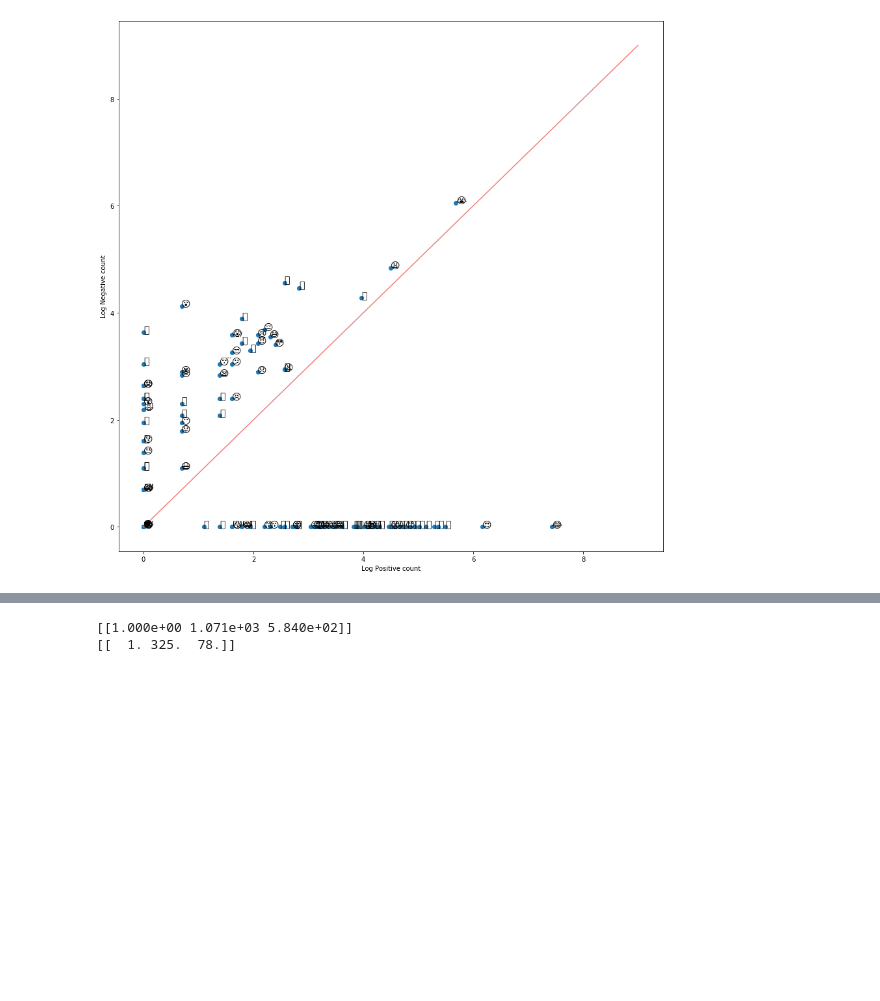
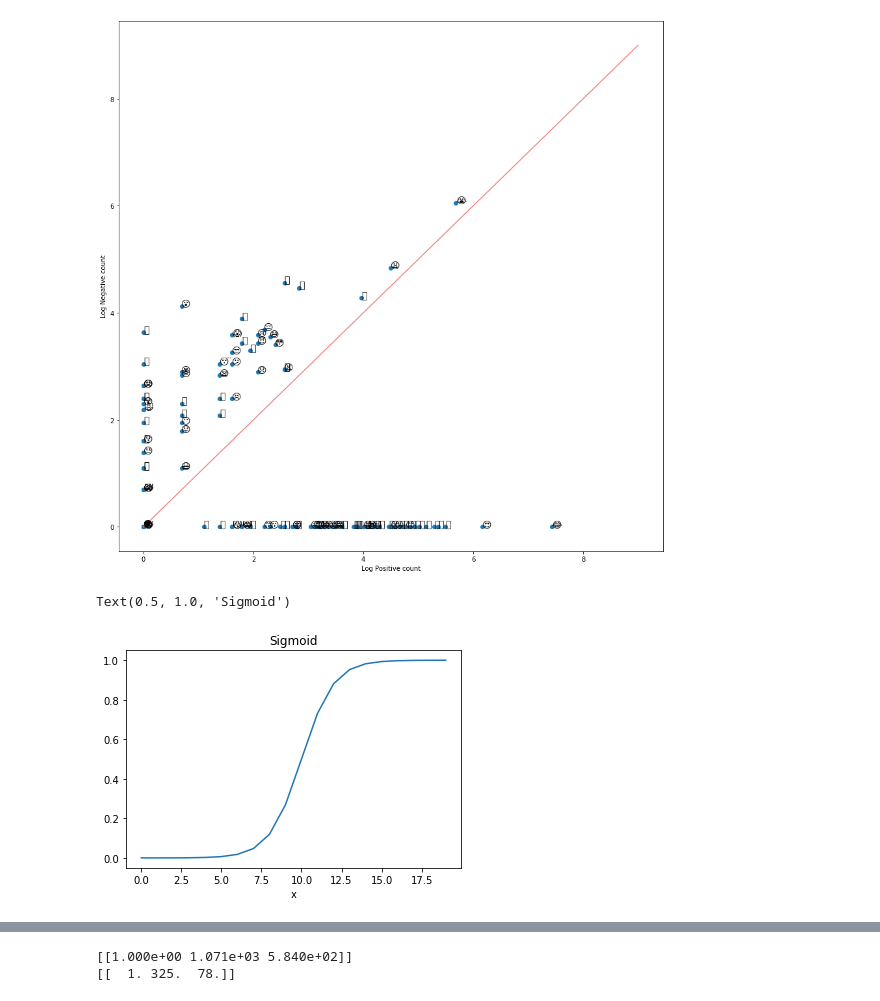
Before and after one commit to akarafas/comp562_Emoji_Classification, a Jupyter notebook: emoji_classification_logistic.ipynb, the cells around one changed output, grey strips where cells are left out. Saved outputs shown, nothing was run; the diff lists cells and outputs as text; code cells hidden in the pictures; blank space fills up the shorter version.

```diff
--- a/emoji_classification_logistic.ipynb
+++ b/emoji_classification_logistic.ipynb
@@ -273,6 +272,15 @@ plt.show()
 # We will use the sigmoid function
 def sigmoid(x):
     return 1/(1+np.exp(-x))
+# %%
+# Sigmoid plot
+x = numpy.arange(-10,10,1)
+plt.plot(sigmoid(x))
+plt.xlabel('x')
+plt.title('Sigmoid')
+# %% [output]
+Text(0.5, 1.0, 'Sigmoid')
+[figure, added]
 # %%
 # UNQ_C2 (UNIQUE CELL IDENTIFIER, DO NOT EDIT)
 def gradientDescent(x, y, theta, alpha, num_iters):
```
Also changed, not shown: parts of 12 cells of this notebook, 1 other file.
